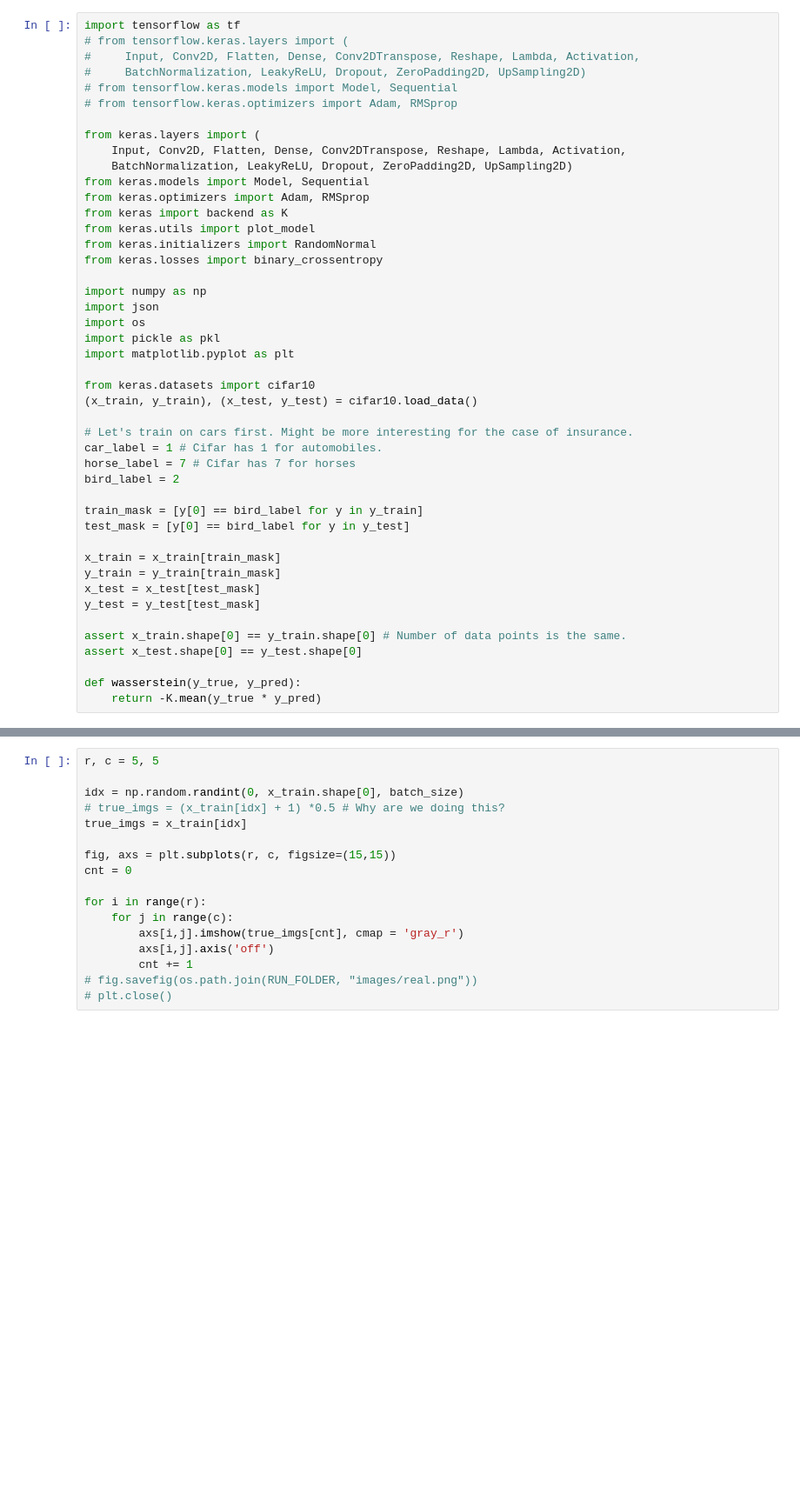
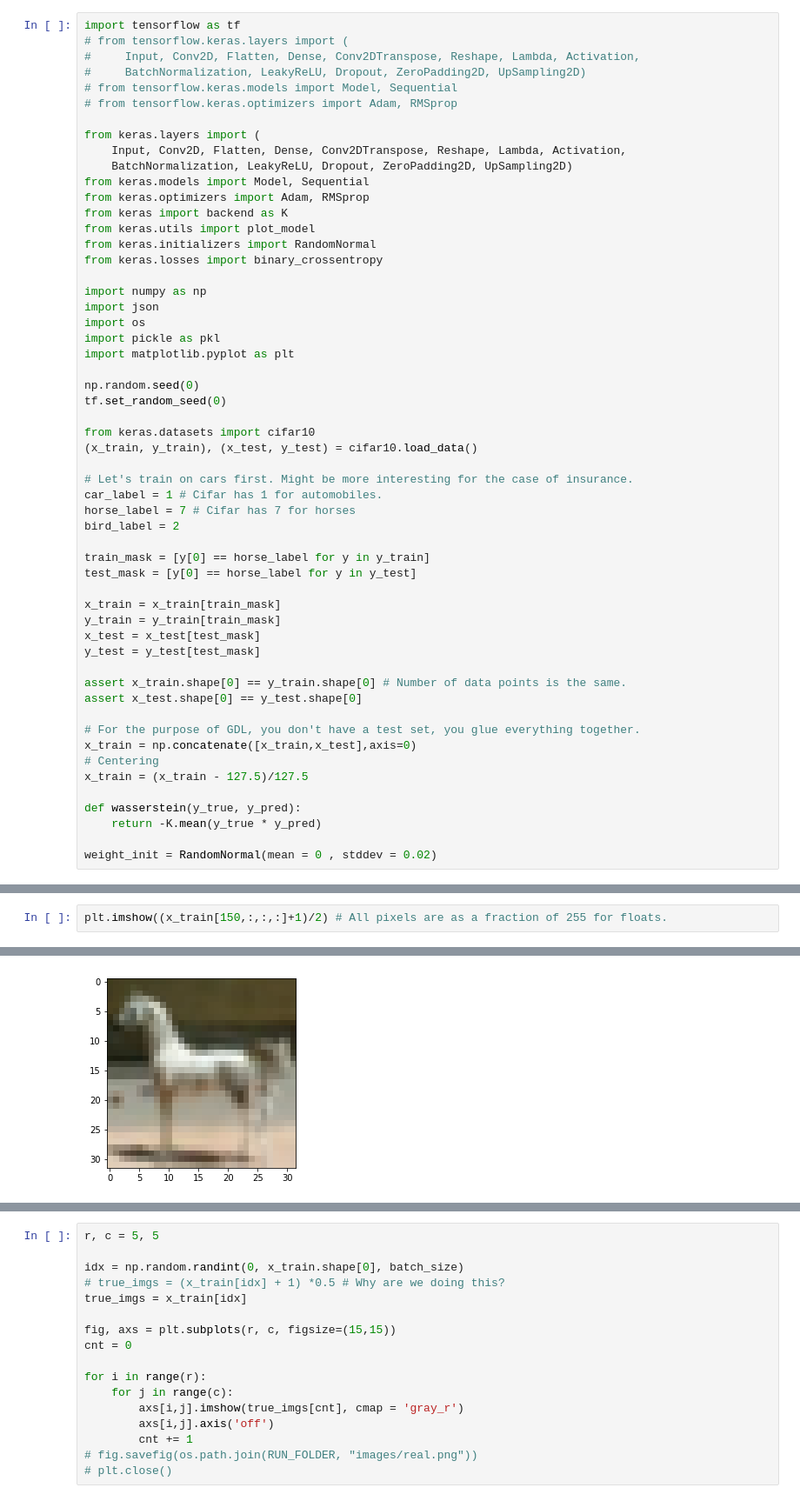
Before and after one commit to lerhshong/GAN_lookaround, a Jupyter notebook: ls_added/Dissecting_WGAN.ipynb, the cells around one changed output, grey strips where cells are left out. Shown at 87% size. Cells and saved outputs as stored; diff of their text form; blank space fills up the shorter version.

```diff
--- a/ls_added/Dissecting_WGAN.ipynb
+++ b/ls_added/Dissecting_WGAN.ipynb
@@ -22,6 +22,9 @@ import os
 import pickle as pkl
 import matplotlib.pyplot as plt
 
+np.random.seed(0)
+tf.set_random_seed(0)
+
 from keras.datasets import cifar10
 (x_train, y_train), (x_test, y_test) = cifar10.load_data()
 
@@ -30,8 +33,8 @@ car_label = 1 # Cifar has 1 for automobiles.
 horse_label = 7 # Cifar has 7 for horses
 bird_label = 2
 
-train_mask = [y[0] == bird_label for y in y_train]
-test_mask = [y[0] == bird_label for y in y_test]
+train_mask = [y[0] == horse_label for y in y_train]
+test_mask = [y[0] == horse_label for y in y_test]
 
 x_train = x_train[train_mask]
 y_train = y_train[train_mask]
@@ -41,5 +44,12 @@ y_test = y_test[test_mask]
 assert x_train.shape[0] == y_train.shape[0] # Number of data points is the same.
 assert x_test.shape[0] == y_test.shape[0]
 
+# For the purpose of GDL, you don't have a test set, you glue everything together.
+x_train = np.concatenate([x_train,x_test],axis=0)
+# Centering
+x_train = (x_train - 127.5)/127.5
+
 def wasserstein(y_true, y_pred):
     return -K.mean(y_true * y_pred)
+
+weight_init = RandomNormal(mean = 0 , stddev = 0.02)
@@ -50,0 +58,3 @@ plt.imshow((x_train[150,:,:,:])) # Why is there a +1, /2 in the original?
+# %%
+plt.imshow((x_train[150,:,:,:]+1)/2) # All pixels are as a fraction of 255 for floats.
+# %% [output]
@@ -51,3 +62,4 @@ plt.imshow((x_train[150,:,:,:])) # Why is there a +1, /2 in the original?
+[figure, added]
 # %%
 input_dim = x_train[0].shape
 
```
Also changed, not shown: parts of 7 cells of this notebook.
